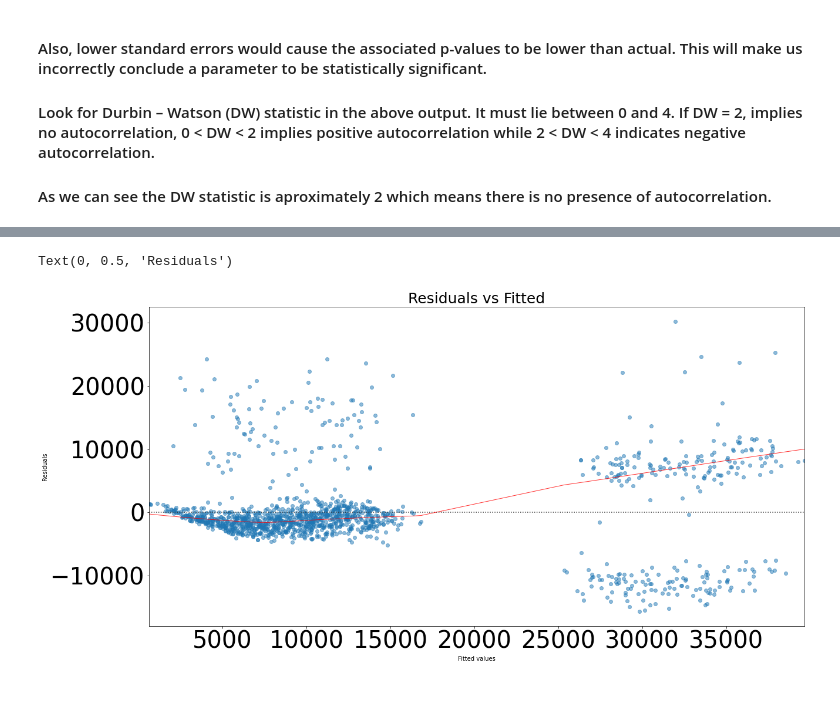
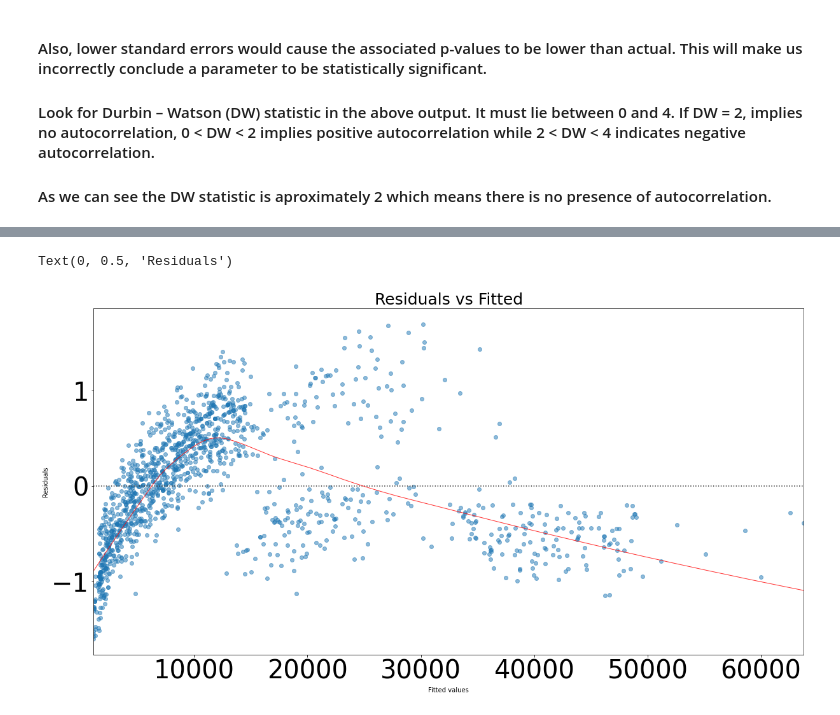
Before and after one commit to nidhitalastha/Internship, a Jupyter notebook: Insurance_analysis/INSURANCE_EDA.ipynb, the cells around one changed output, grey strips where cells are left out. Drawn from its saved outputs; the diff is of its cells as text; code cells hidden in the pictures.

```diff
--- a/Insurance_analysis/INSURANCE_EDA.ipynb
+++ b/Insurance_analysis/INSURANCE_EDA.ipynb
@@ -361,3 +358,10 @@ y = data["charges"]
+# %%
+X= data[["sex", "children","bmi", "smoker"]]
+X["sex"] = np.log(X["sex"])
+X["bmi"] = np.log(X["bmi"])
+
+y = data["charges"]
+y = np.log(y)
 # %%
 print(X.head())
 print(y.head())
@@ -377,8 +381,7 @@ Name: charges, dtype: float64
 # %%
 import statsmodels.api as smf
 
-
-reg = smf.OLS(y, X).fit()distributed
+reg = smf.OLS(y, X).fit()
 
 
 reg.summary()
@@ -451,13 +467,14 @@ residual = true_val - pred_val
 # %%
+#### There are two major things we can notice:
 plot_lm_1 = plt.figure(figsize = (20,10))
-plot_lm_1.axes[0] = sns.residplot(pred_val, data.columns[-1], data=data,
+plot_lm_1.axes[0] = sns.residplot(data.columns[-1], residual, data=data,
                           lowess=True,
                           scatter_kws={'alpha': 0.5},
                           line_kws={'color': 'red', 'lw': 1, 'alpha': 0.8})
 
 plot_lm_1.axes[0].set_title('Residuals vs Fitted')
 plot_lm_1.axes[0].set_xlabel('Fitted values')
 plot_lm_1.axes[0].set_ylabel('Residuals')
 # %% [output]
 Text(0, 0.5, 'Residuals')
-[figure, old version]
+[figure, new version]
```
Also changed, not shown: parts of 11 cells of this notebook.
